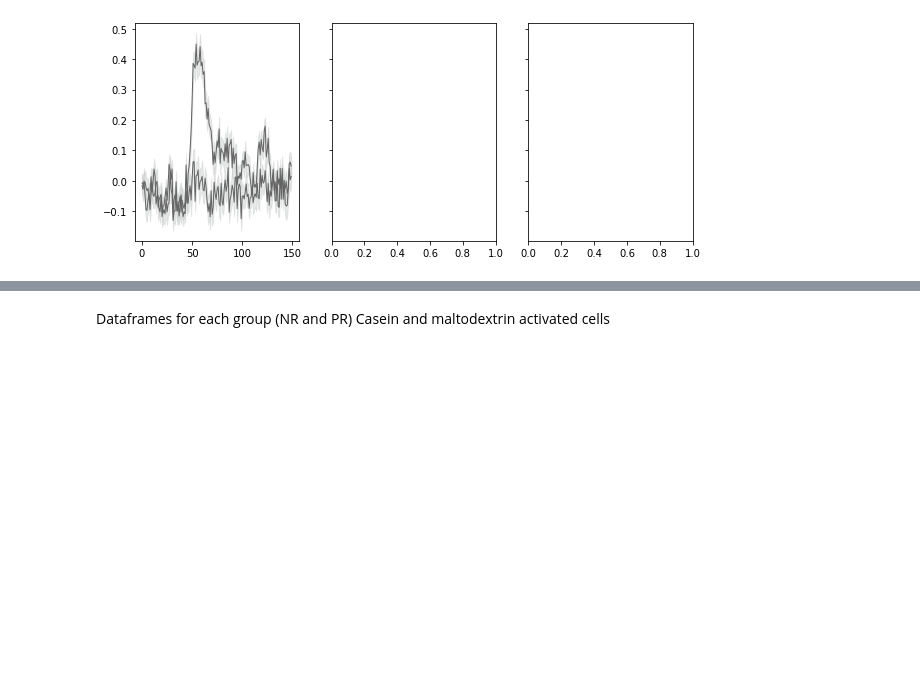
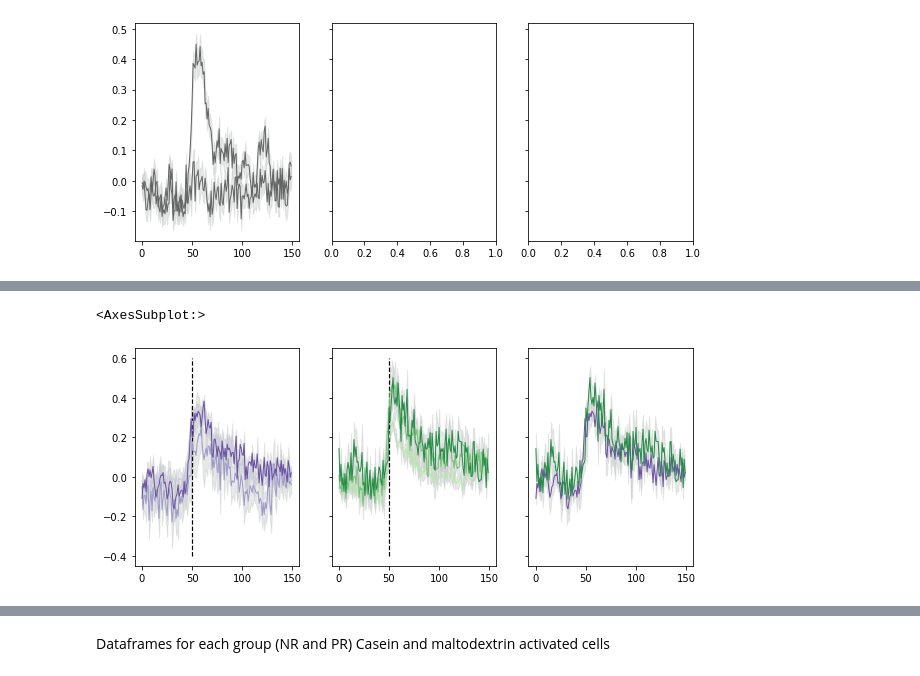
Before and after one commit to jetsetmette/VGP, a Jupyter notebook: notebooks/BNA_figs_grouped.ipynb, the cells around one changed output, grey strips where cells are left out. Cells and saved outputs as stored; diff of their text form; code cells hidden in the pictures; blank space fills up the shorter version.

```diff
--- a/notebooks/BNA_figs_grouped.ipynb
+++ b/notebooks/BNA_figs_grouped.ipynb
@@ -132,3 +222,28 @@ ax[0].vlines([50],-0.2,0.6, color="black", linestyle="--", linewidth=1.2)
+# %%
+f, ax = plt.subplots(figsize=(10,4),ncols=3, sharey=True)
+
+tp.shadedError(ax[0], PR_C1_licks_act, linecolor="#cbc9e2")
+
+tp.shadedError(ax[0], PR_C2_licks_act_f, linecolor="#9e9ac8")
+
+tp.shadedError(ax[0], PR_C3_licks_act, linecolor="#6a51a3")
+ax[0].vlines([50],-0.4,0.6, color="black", linestyle="--", linewidth=1.2)
+
+
+
+tp.shadedError(ax[1], PR_M1_licks_act, linecolor="#bae4b3")
+
+tp.shadedError(ax[1], PR_M2_licks_act_f, linecolor="#74c476")
+
+tp.shadedError(ax[1], PR_M3_licks_act, linecolor="#238b45")
+ax[1].vlines([50],-0.4,0.6, color="black", linestyle="--", linewidth=1.2)
+
+
+tp.shadedError(ax[2], PR_C3_licks_act, linecolor="#6a51a3")
+tp.shadedError(ax[2], PR_M3_licks_act, linecolor="#238b45")
+# %% [output]
+<AxesSubplot:>
+[figure, added]
 # %%
 cols = ["animal", "diet", "session", "lick_activated"]
 df_activated = pd.DataFrame(columns=cols)
```
Also changed, not shown: parts of 7 cells of this notebook.
